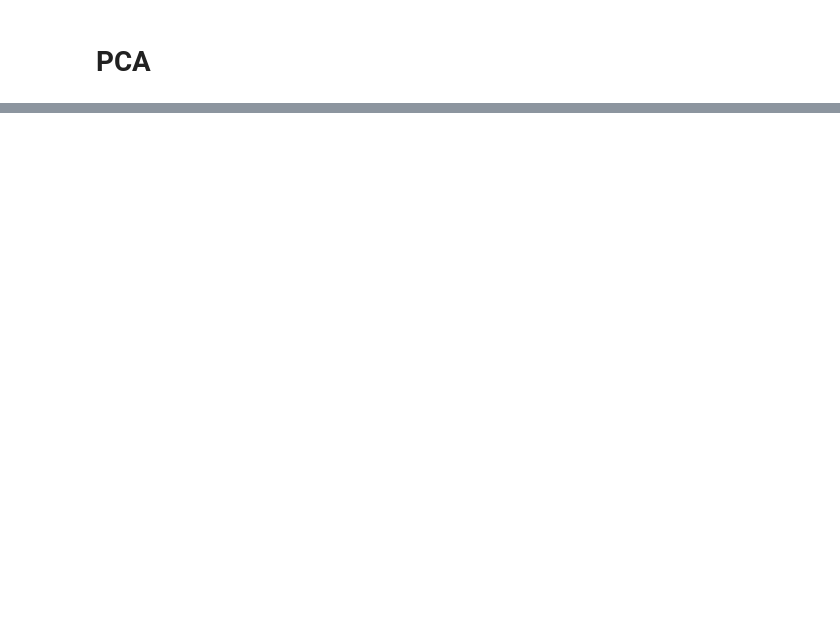
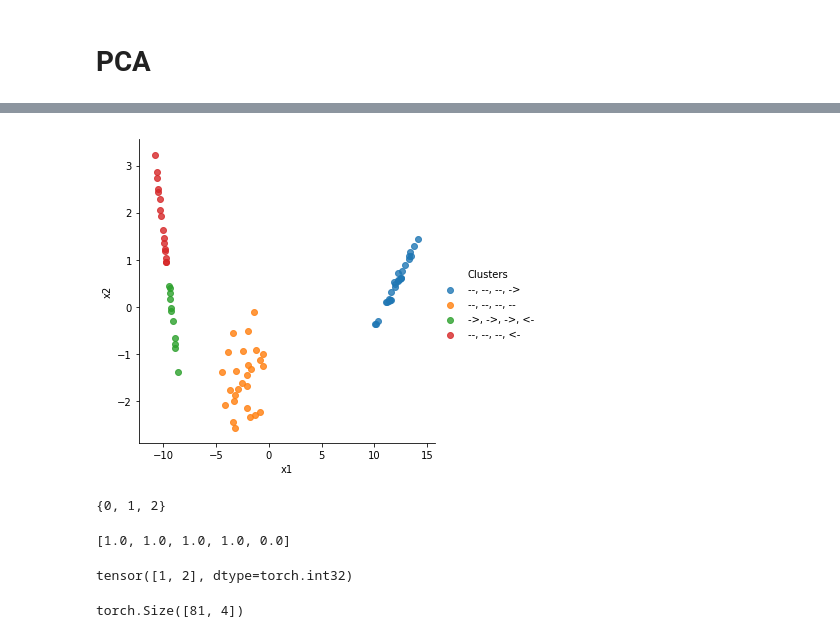
Before and after one commit to montaserFath/Act2Vec, a Jupyter notebook: MountainCar_load_actions.ipynb, the cells around one changed output, grey strips where cells are left out. Drawn from its saved outputs; the diff is of its cells as text; code cells hidden in the pictures; blank space fills up the shorter version.

```diff
--- a/MountainCar_load_actions.ipynb
+++ b/MountainCar_load_actions.ipynb
@@ -154,3 +192,60 @@ Sequential(
 def prepare_inputs (n):
     a=[0, 1,2]
     return torch.tensor([list(i) for i in itertools.product(a, repeat=n)], dtype=torch.float)
+# %%
+def replace (a):
+    for i in range(len(a)):
+        if a[i]==0:
+            a[i]="->"
+        elif a[i]==1:
+            a[i] = "--"
+        elif a[i] == 2:
+            a[i] = "<-"
+    return a
+# %%
+def plot_kmeans (n, n_clusters = 3):
+    a=[0, 1,2]
+    m = torch.load("MountainCar_model_n={}".format(n))
+    inputs = torch.tensor([list(i) for i in itertools.product(a, repeat=n)], dtype=torch.float)
+    embeddings =  m[:8](inputs).detach().numpy()
+    pca = PCA(n_components=2, svd_solver='full' ).fit_transform(embeddings)
+    gmm = GaussianMixture(n_components= n_clusters).fit_predict(embeddings)
+    kmean = KMeans(n_clusters= n_clusters).fit_predict(embeddings)
+
+    data = pd.DataFrame(pca)
+    data.columns = ['x1', 'x2']
+    data['Clusters'] = pd.Series(kmean, index=data.index)
+    index = []
+    means = []
+    std=[]
+#     for i in range(n):
+#         index.append(list(np.where(kmean==i)[0]))
+    for i in range (n_clusters):
+        index.append(list(np.where(kmean==i)[0]))
+        means.append(np.array(torch.mean(inputs[index[i]],0), dtype=int).tolist())
+        std.append(np.array(torch.std(inputs[index[i]],0)).tolist())
+
+        k = replace(means[-1])
+        c = ", ".join(str(x) for x in k)
+        data.Clusters.replace([i], [c], inplace=True)
+
+#     print(data['Clusters'])
+    plot = sns.lmplot(data=data, x='x1', y='x2', hue='Clusters', fit_reg=False, legend=True, legend_out=True)
+    plot.savefig("fig/MountainCar_Clusters={}_n={}".format(n_clusters,n), dpi=600)
+    return  index , means, std
+# %%
+index , means, std = plot_kmeans(4,4)
+# %% [output]
+[figure, added]
+# %%
+set(np.array([2,1,1,0,]))
+# %% [output]
+{0, 1, 2}
+# %%
+torch.mean(inputs[index[0]],0).tolist()
+# %% [output]
+[1.0, 1.0, 1.0, 1.0, 0.0]
+# %%
+torch.tensor(torch.mean(inputs[index[1]],0), dtype=torch.int)
+# %% [output]
+tensor([1, 2], dtype=torch.int32)
@@ -156,0 +260,4 @@ def prepare_inputs (n):
+# %%
+prepare_inputs(4).shape
+# %% [output]
+torch.Size([81, 4])
```
Also changed, not shown: parts of 28 cells of this notebook, 1 other file.
